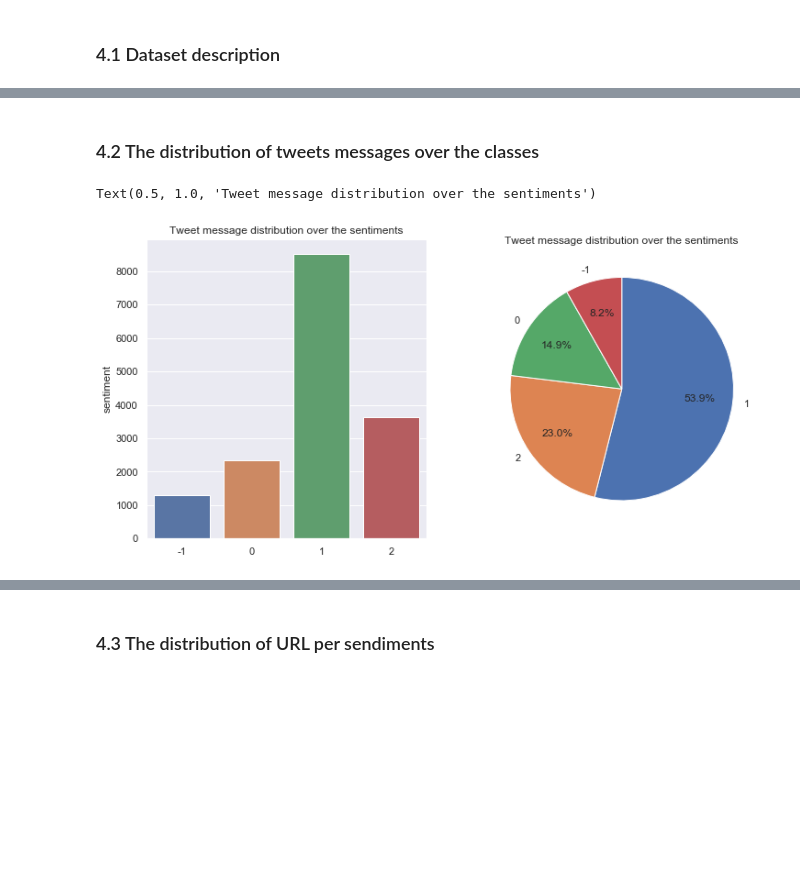
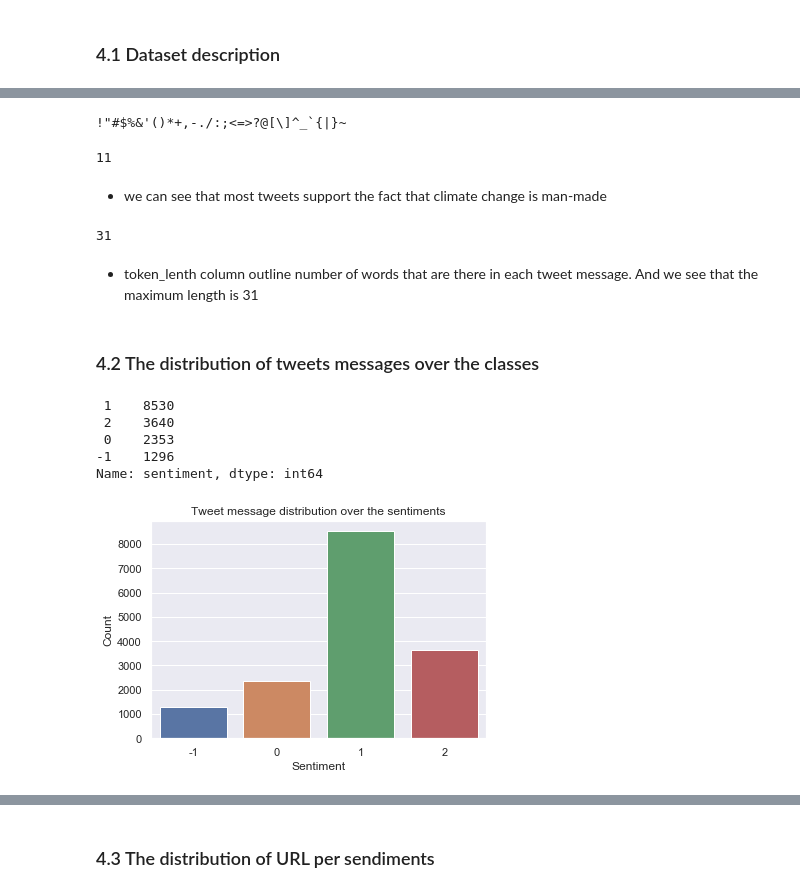
Before and after one commit to Yaya-T/Classic8, a Jupyter notebook: Classification.ipynb, the cells around one changed output, grey strips where cells are left out. Drawn from its saved outputs; the diff is of its cells as text; code cells hidden in the pictures; blank space fills up the shorter version.

```diff
--- a/Classification.ipynb
+++ b/Classification.ipynb
@@ -82,8 +88,8 @@ True
 # %% [markdown]
 # 3. Uploading the dataset
 # %%
-train = pd.read_csv('C:/Users/siyam/classification data/train.csv')
-test = pd.read_csv('C:/Users/siyam/classification data/test.csv')
+train = pd.read_csv('C:/Users/yanga/Downloads/climate-change-belief-analysis/train.csv')
+test = pd.read_csv('C:/Users/yanga\Downloads/climate-change-belief-analysis/test.csv')
 # %%
 train.head()
 # %% [output]
@@ -117,0 +148,4 @@ test.head()
+# %%
+# look at how many words are there in each tweet message.
+train['token_length'] = [len(x.split(" ")) for x in train.message]
+train # call train df
@@ -118,21 +166,58 @@ test.head()
+# %%
+#how many punctuation marks in the messages
+import string
+print(string.punctuation)
+
+def total_punctuation_marks(col):
+    list_of_messages = list(train['message'])
+    for x in list_of_messages:
+        extracted_punctuation = []
+        for i in range(len(x)):
+            counter = 1
+            if x[i] in string.punctuation:
+                counter =1
+                while counter < len(x):
+                    counter += 1
+                punctuation = x[(i):counter]
+                extracted_punctuation.append(punctuation.lower())
+        if extracted_punctuation == []:
+            extracted_punctuation = np.nan
+    return len(punctuation)
+# %% [output]
+!"#$%&'()*+,-./:;<=>?@[\]^_`{|}~
+# %%
+total_punctuation_marks(train.message)
+# %% [output]
+11
+# %% [markdown]
+ - we can see that most tweets support the fact that climate change is man-made
+# %%
+# maximum length
+max(train.token_length)
+# %% [output]
+31
+# %% [markdown]
+* token_lenth column outline number of words that are there in each tweet message. And we see that the maximum length is 31
 # %% [markdown]
 ### 4.2 The distribution of tweets messages over the classes
+# %%
+train.sentiment.value_counts()
+# %% [output]
+ 1    8530
+ 2    3640
+ 0    2353
+-1    1296
+Name: sentiment, dtype: int64
 # %%
-# message  Distribution ove the classes
+# message  Distribution over the classes
 dist_class = train['sentiment'].value_counts()
 labels = ['1', '2','0','-1']
+sns.color_palette('hls')
 
-fig, (ax1, ax2) = plt.subplots(1, 2, figsize=(12,6))
-
-sns.barplot(x=dist_class.index, y=dist_class, ax=ax1).set_title("Tweet message distribution over the sentiments")
-
-ax2.pie(dist_class,
-        labels=labels,
-        counterclock=False,
-        startangle=90,
-        autopct='%1.1f%%',
-        pctdistance=0.7)
-plt.title("Tweet message distribution over the sentiments")
+# Bar graph plot
+sns.barplot(x=dist_class.index, y=dist_class, data = train).set_title("Tweet message distribution over the sentiments")
+plt.ylabel('Count')
+plt.xlabel('Sentiment')
+plt.show()
 # %% [output]
-Text(0.5, 1.0, 'Tweet message distribution over the sentiments')
-[figure, old version]
+[figure, new version]
```
Also changed, not shown: parts of 83 cells of this notebook.
